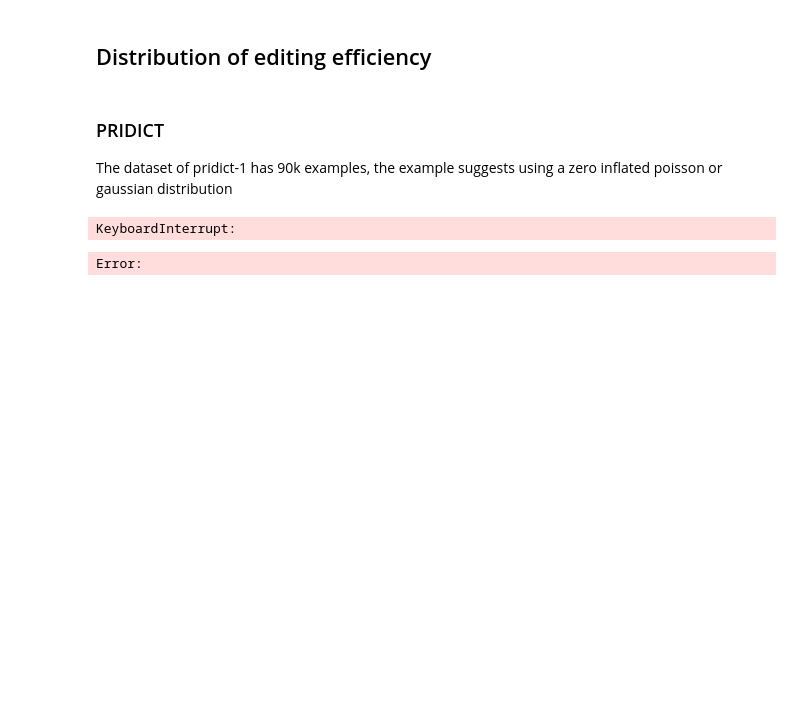
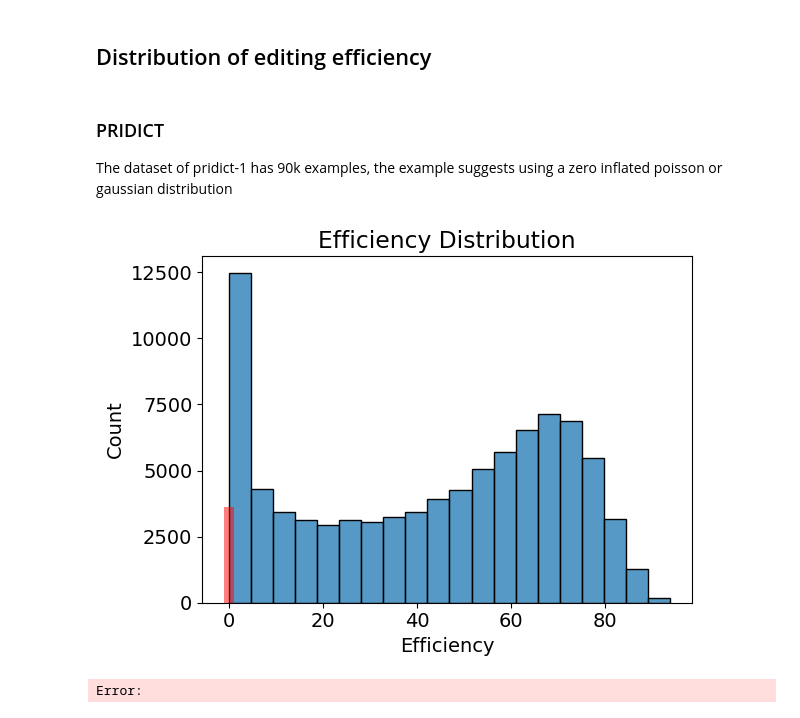
Before and after one commit to PeihengLu/PEOff, a Jupyter notebook: analysis.ipynb, the cells around one changed output. Cells and saved outputs as stored; diff of their text form; code cells hidden in the pictures; blank space fills up the shorter version.

```diff
--- a/analysis.ipynb
+++ b/analysis.ipynb
@@ -10,35 +10,40 @@ from os.path import join as pjoin
 import pandas as pd
 import numpy as np
 import matplotlib.pyplot as plt
 import seaborn as sns
 
 # Load the data
 path = pjoin('data', 'pridict-90k.csv')
 df = pd.read_csv(path)
 
 efficiency_col = 'averageedited'
 df = df[df[efficiency_col].notnull()]
 
 
 # list out zero efficiency as a separate group
 zero_efficiency = df[df[efficiency_col] == 0]
 non_zero_efficiency = df[df[efficiency_col] > 0]
 
 # plot the distribution of efficiency
 fig, ax = plt.subplots()
 sns.histplot(non_zero_efficiency[efficiency_col], bins=20, ax=ax)
 ax.set_xlabel('Efficiency')
 ax.set_ylabel('Count')
 ax.set_title('Efficiency Distribution')
 
 # true zero is a separate bar
 ax.bar(0, len(zero_efficiency), color='red', alpha=0.5, width=2)
 
+# increase font size everywhere
+plt.rcParams.update({'font.size': 18})
+
+# tight layout
+plt.tight_layout()
 
 # save the figure
-fig.savefig(pjoin('figures', 'efficiency_distribution.png'))
+fig.savefig(pjoin('txt', 'figures', 'efficiency_distribution.png'))
 # %% [output]
-KeyboardInterrupt:
+[figure, added]
 # %%
 # acquire a subset of the pridict 90k dataset
 from os.path import join as pjoin
```
Also changed, not shown: 14 other files.
